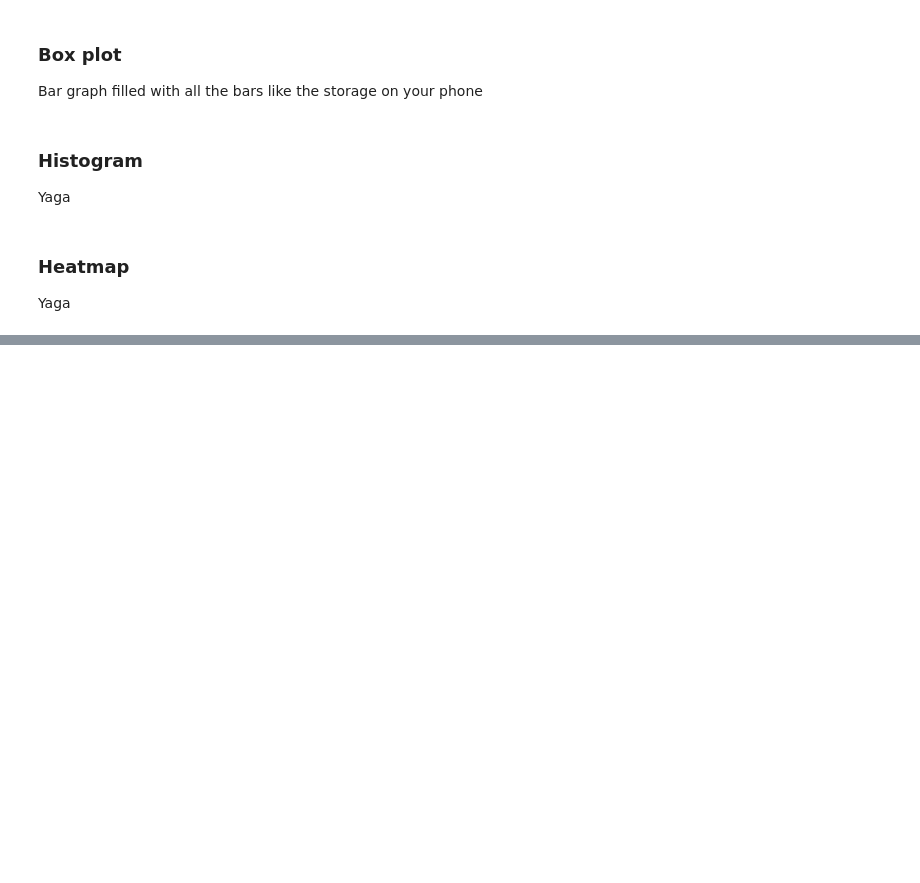
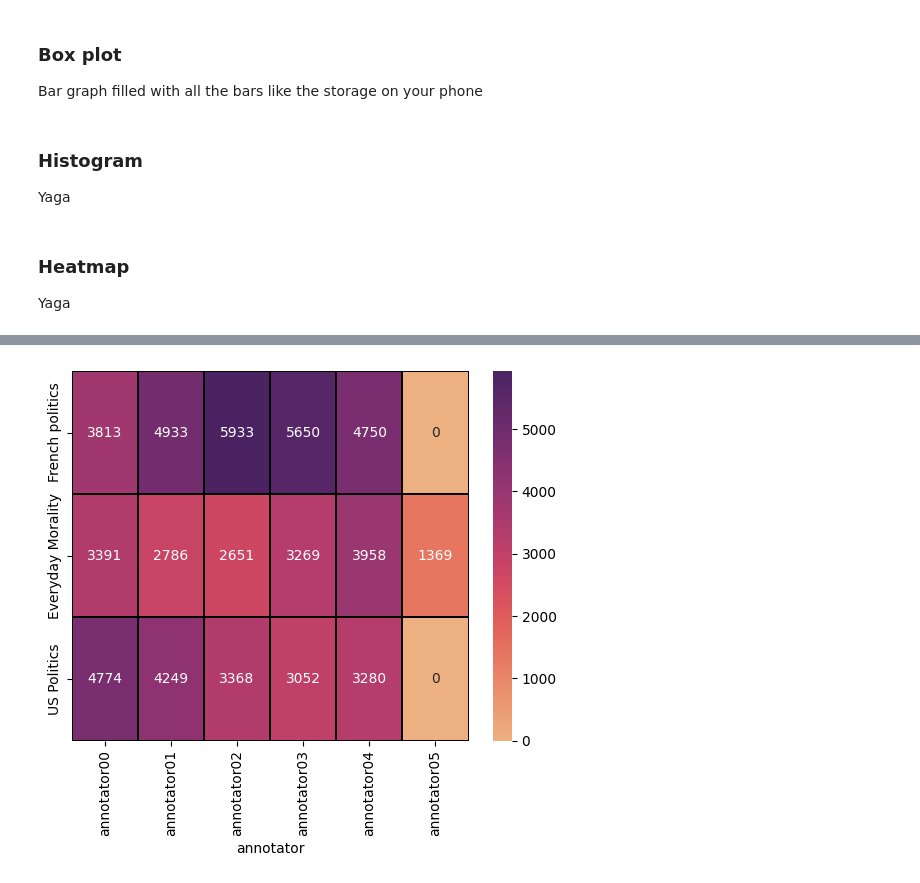
Before and after one commit to 18vmck/cmpe351_group10, a Jupyter notebook: viz.ipynb, the cells around one changed output, grey strips where cells are left out. Saved outputs shown, nothing was run; the diff lists cells and outputs as text; code cells hidden in the pictures; blank space fills up the shorter version.

```diff
--- a/viz.ipynb
+++ b/viz.ipynb
@@ -72,0 +73,24 @@ annotator_labels = annotator_labels.T
+# %%
+# For each annotator, sum up the buckets in annotator data
+annotator_buckets = []
+for annotator in annotators:
+    # get the buckets for this annotator
+    buckets = [row['bucket'] for row in annotator_data if row['annotator'] == annotator]
+    # split the buckets into a list of labels
+    buckets = [bucket.split(',') for bucket in buckets]
+    # flatten the list of lists
+    buckets = [item for sublist in buckets for item in sublist]
+    # count the labels
+    counts = collections.Counter(buckets)
+    # add the counts to the dict
+    counts['annotator'] = annotator
+    # add the dict to the array
+    annotator_buckets.append(counts)
+
+
+# convert the array of dicts to a dataframe
+annotator_buckets = pd.DataFrame(annotator_buckets)
+# make NaN values to 0
+annotator_buckets = annotator_buckets.fillna(0)
+# set the index to the annotator
+annotator_buckets = annotator_buckets.set_index('annotator')
@@ -101,0 +186,5 @@ sns.heatmap(annotator_labels.T, annot=True, fmt='d',cmap='flare', linewidths=0.1
+# %%
+# Heatmap of the annotator buckets
+sns.heatmap(annotator_buckets.T, annot=True, fmt='.0f',cmap='flare', linewidths=0.1, linecolor='black');
+# %% [output]
+[figure, added]
```
Also changed, not shown: parts of 15 cells of this notebook.
